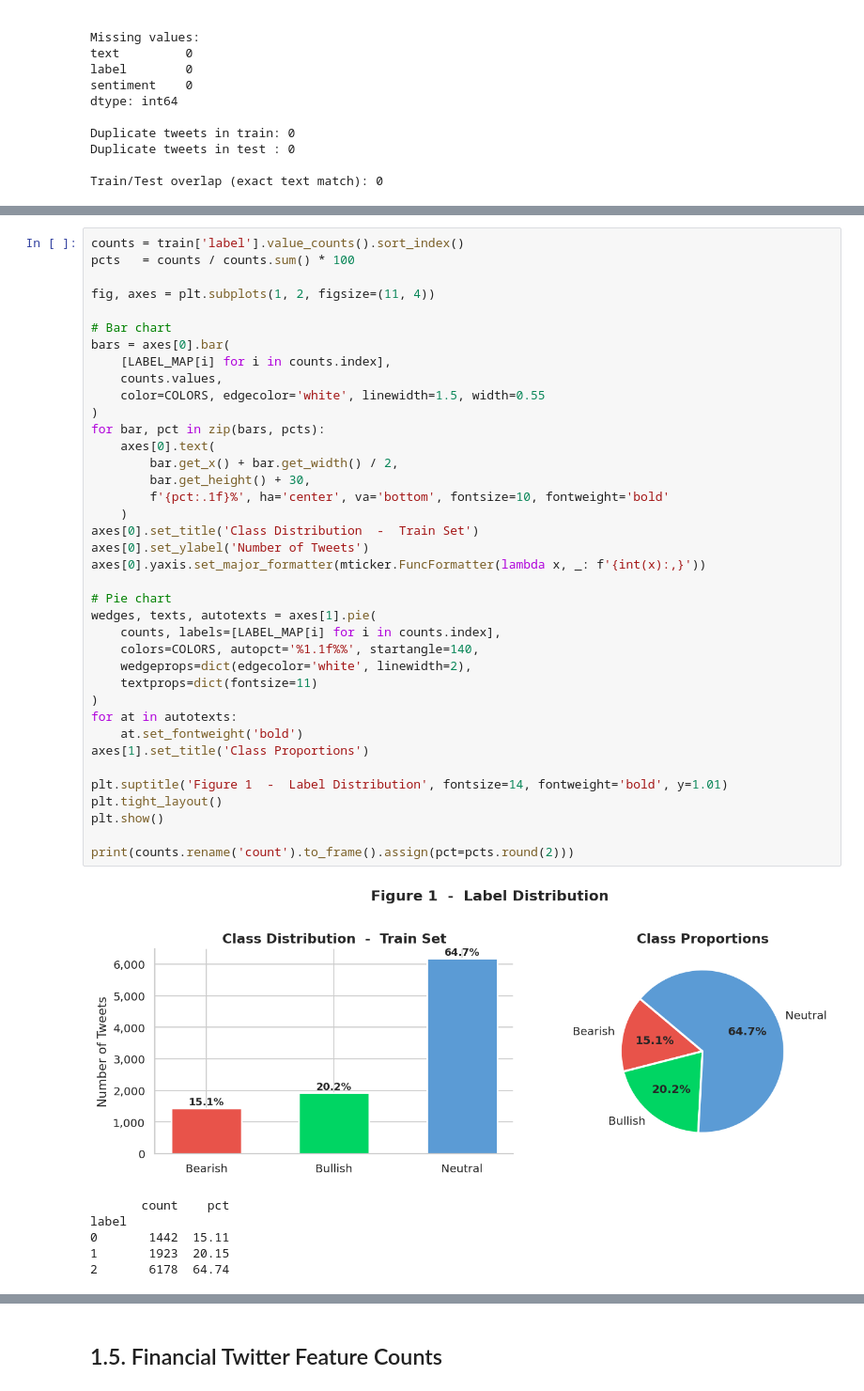
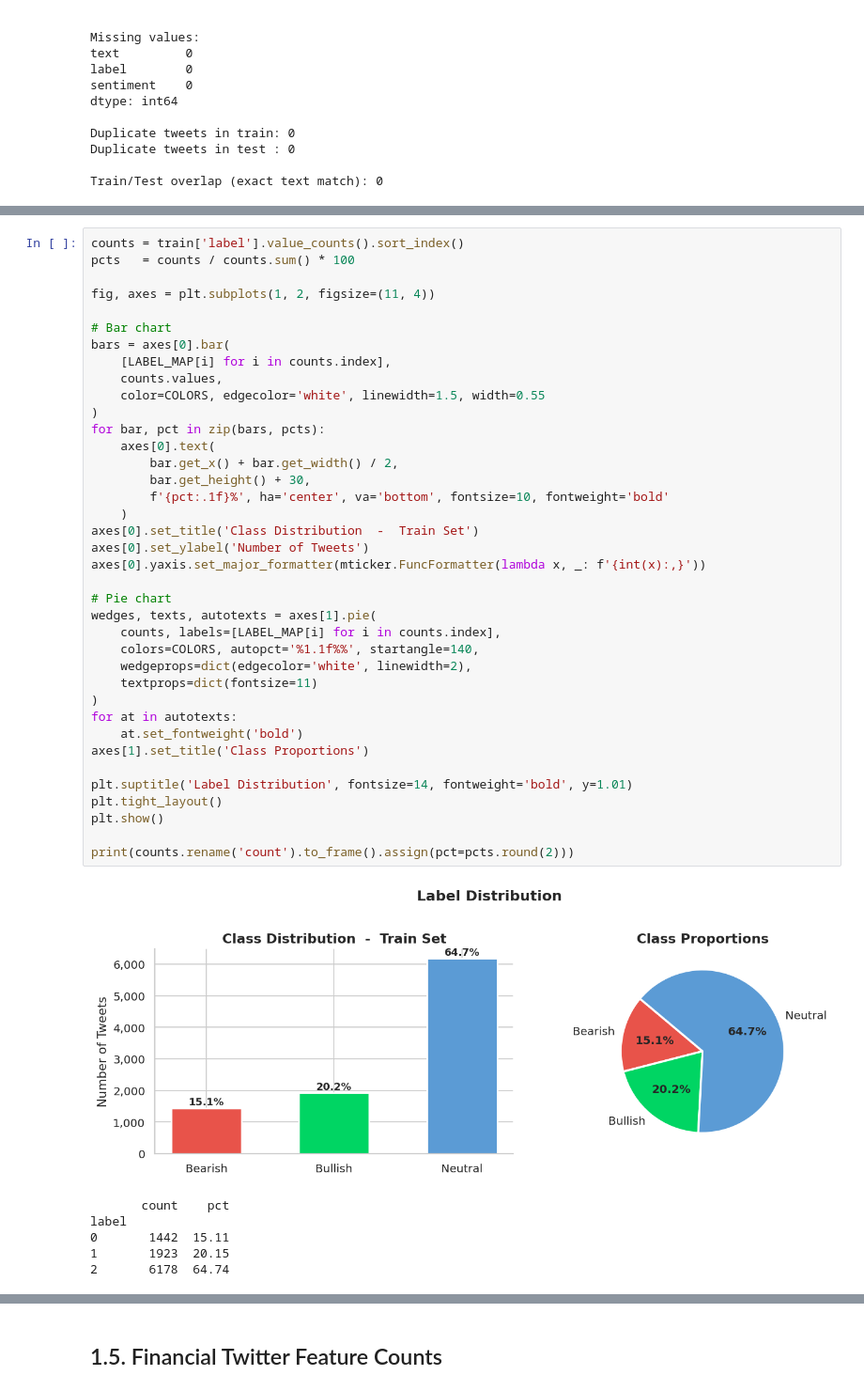
Before and after one commit to tiagoslantunes/text-mining-financial-sentiment, a Jupyter notebook: new_nb.ipynb, the cells around one changed output, grey strips where cells are left out. Shown at 94% size. Drawn from its saved outputs; the diff is of its cells as text.

```diff
--- a/new_nb.ipynb
+++ b/new_nb.ipynb
@@ -156,35 +181,35 @@ bars = axes[0].bar(
     [LABEL_MAP[i] for i in counts.index],
     counts.values,
     color=COLORS, edgecolor='white', linewidth=1.5, width=0.55
 )
 for bar, pct in zip(bars, pcts):
     axes[0].text(
         bar.get_x() + bar.get_width() / 2,
         bar.get_height() + 30,
         f'{pct:.1f}%', ha='center', va='bottom', fontsize=10, fontweight='bold'
     )
 axes[0].set_title('Class Distribution  -  Train Set')
 axes[0].set_ylabel('Number of Tweets')
 axes[0].yaxis.set_major_formatter(mticker.FuncFormatter(lambda x, _: f'{int(x):,}'))
 
 # Pie chart
 wedges, texts, autotexts = axes[1].pie(
     counts, labels=[LABEL_MAP[i] for i in counts.index],
     colors=COLORS, autopct='%1.1f%%', startangle=140,
     wedgeprops=dict(edgecolor='white', linewidth=2),
     textprops=dict(fontsize=11)
 )
 for at in autotexts:
     at.set_fontweight('bold')
 axes[1].set_title('Class Proportions')
 
-plt.suptitle('Figure 1  -  Label Distribution', fontsize=14, fontweight='bold', y=1.01)
+plt.suptitle('Label Distribution', fontsize=14, fontweight='bold', y=1.01)
 plt.tight_layout()
 plt.show()
 
 print(counts.rename('count').to_frame().assign(pct=pcts.round(2)))
 # %% [output]
-[figure, old version]
+[figure, new version]
        count    pct
 label
 0       1442  15.11
```
Also changed, not shown: parts of 100 cells of this notebook, 1 other file.
